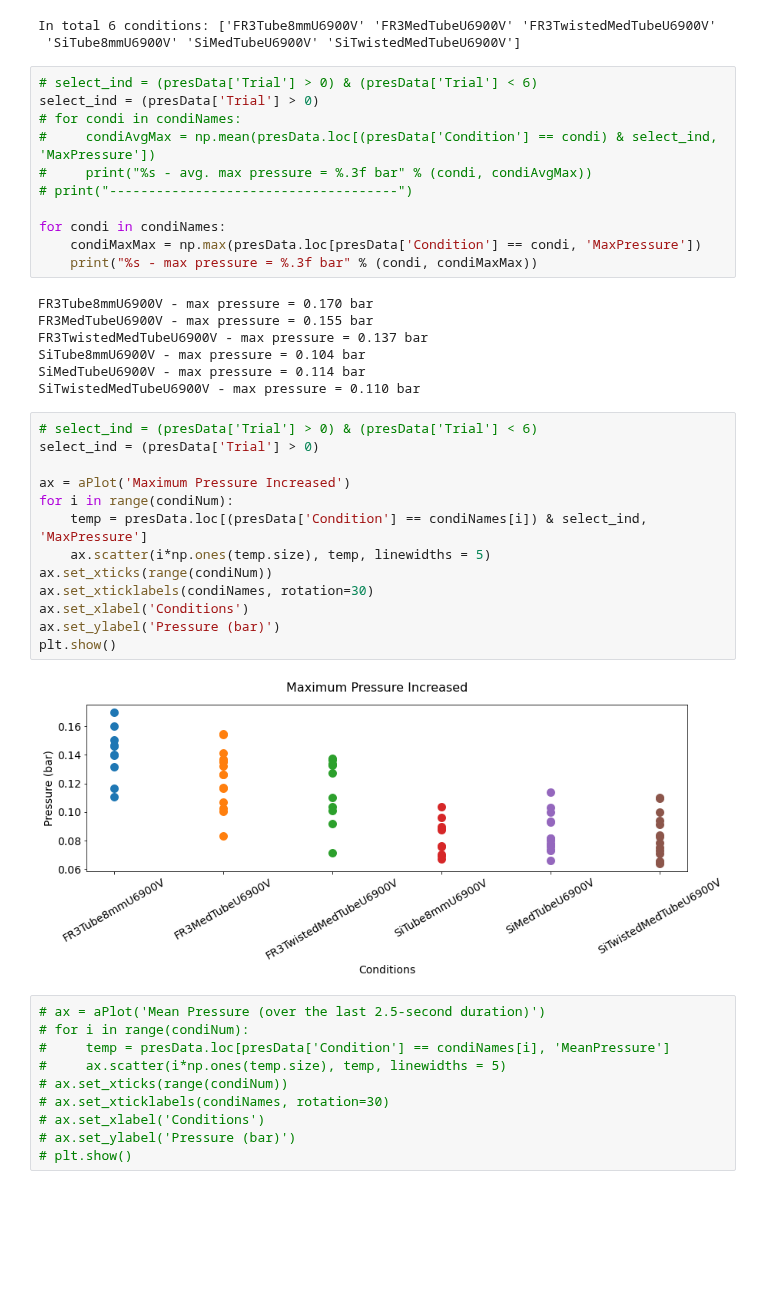
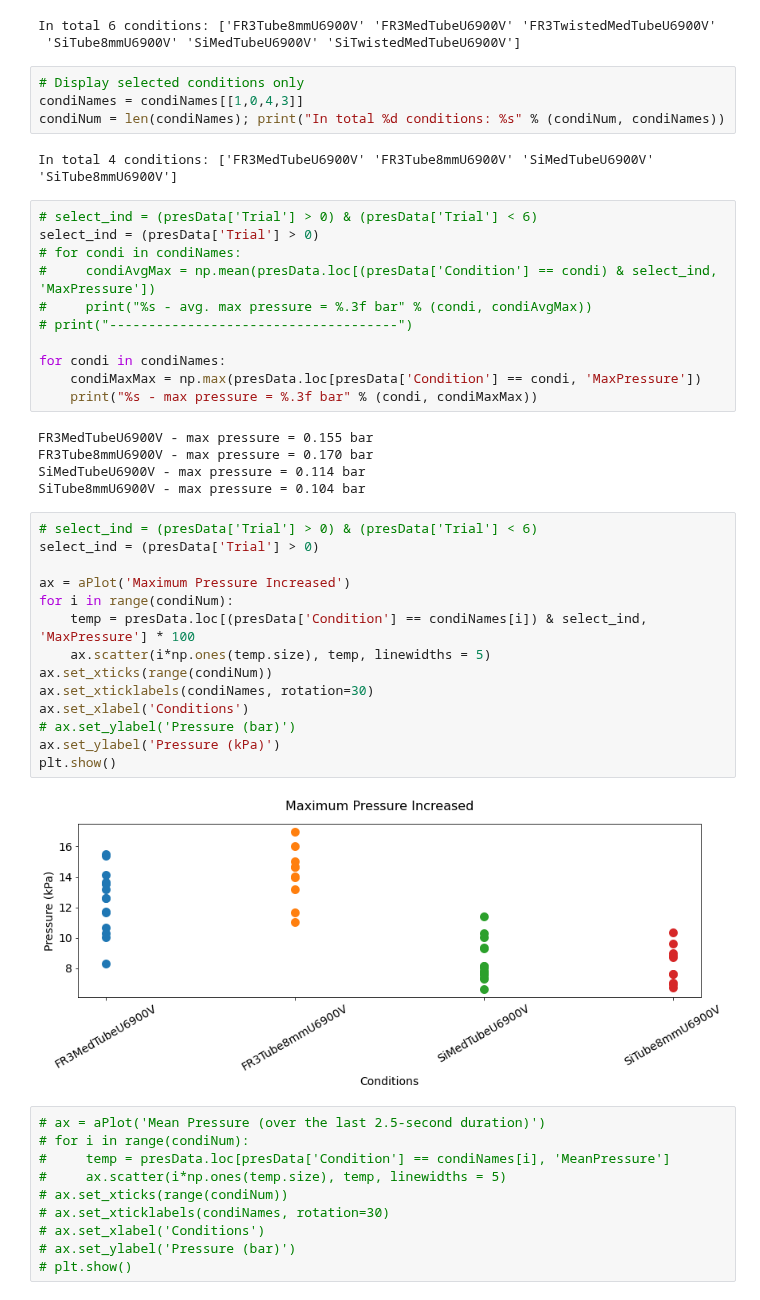
Before and after one commit to maxwellre/pycode, a Jupyter notebook: BipolarDAQ/BipolarDataAnalysis.ipynb, the cells around one changed output. Drawn from its saved outputs; the diff is of its cells as text; blank space fills up the shorter version.

```diff
--- a/BipolarDAQ/BipolarDataAnalysis.ipynb
+++ b/BipolarDAQ/BipolarDataAnalysis.ipynb
@@ -115,6 +115,12 @@ print("In total %d conditions: %s" % (condiNum, condiNames))
 # %% [output]
 In total 6 conditions: ['FR3Tube8mmU6900V' 'FR3MedTubeU6900V' 'FR3TwistedMedTubeU6900V'
  'SiTube8mmU6900V' 'SiMedTubeU6900V' 'SiTwistedMedTubeU6900V']
+# %%
+# Display selected conditions only
+condiNames = condiNames[[1,0,4,3]]
+condiNum = len(condiNames); print("In total %d conditions: %s" % (condiNum, condiNames))
+# %% [output]
+In total 4 conditions: ['FR3MedTubeU6900V' 'FR3Tube8mmU6900V' 'SiMedTubeU6900V' 'SiTube8mmU6900V']
 # %%
 # select_ind = (presData['Trial'] > 0) & (presData['Trial'] < 6)
 select_ind = (presData['Trial'] > 0)
@@ -127,27 +133,26 @@ for condi in condiNames:
     condiMaxMax = np.max(presData.loc[presData['Condition'] == condi, 'MaxPressure'])
     print("%s - max pressure = %.3f bar" % (condi, condiMaxMax))
 # %% [output]
+FR3MedTubeU6900V - max pressure = 0.155 bar
 FR3Tube8mmU6900V - max pressure = 0.170 bar
-FR3MedTubeU6900V - max pressure = 0.155 bar
-FR3TwistedMedTubeU6900V - max pressure = 0.137 bar
+SiMedTubeU6900V - max pressure = 0.114 bar
 SiTube8mmU6900V - max pressure = 0.104 bar
-SiMedTubeU6900V - max pressure = 0.114 bar
-SiTwistedMedTubeU6900V - max pressure = 0.110 bar
 # %%
 # select_ind = (presData['Trial'] > 0) & (presData['Trial'] < 6)
 select_ind = (presData['Trial'] > 0)
 
 ax = aPlot('Maximum Pressure Increased')
 for i in range(condiNum):
-    temp = presData.loc[(presData['Condition'] == condiNames[i]) & select_ind, 'MaxPressure']
+    temp = presData.loc[(presData['Condition'] == condiNames[i]) & select_ind, 'MaxPressure'] * 100
     ax.scatter(i*np.ones(temp.size), temp, linewidths = 5)
 ax.set_xticks(range(condiNum))
 ax.set_xticklabels(condiNames, rotation=30)
 ax.set_xlabel('Conditions')
-ax.set_ylabel('Pressure (bar)')
+# ax.set_ylabel('Pressure (bar)')
+ax.set_ylabel('Pressure (kPa)')
 plt.show()
 # %% [output]
-[figure, old version]
+[figure, new version]
 # %%
 # ax = aPlot('Mean Pressure (over the last 2.5-second duration)')
 # for i in range(condiNum):
```
Also changed, not shown: 3 other files.
